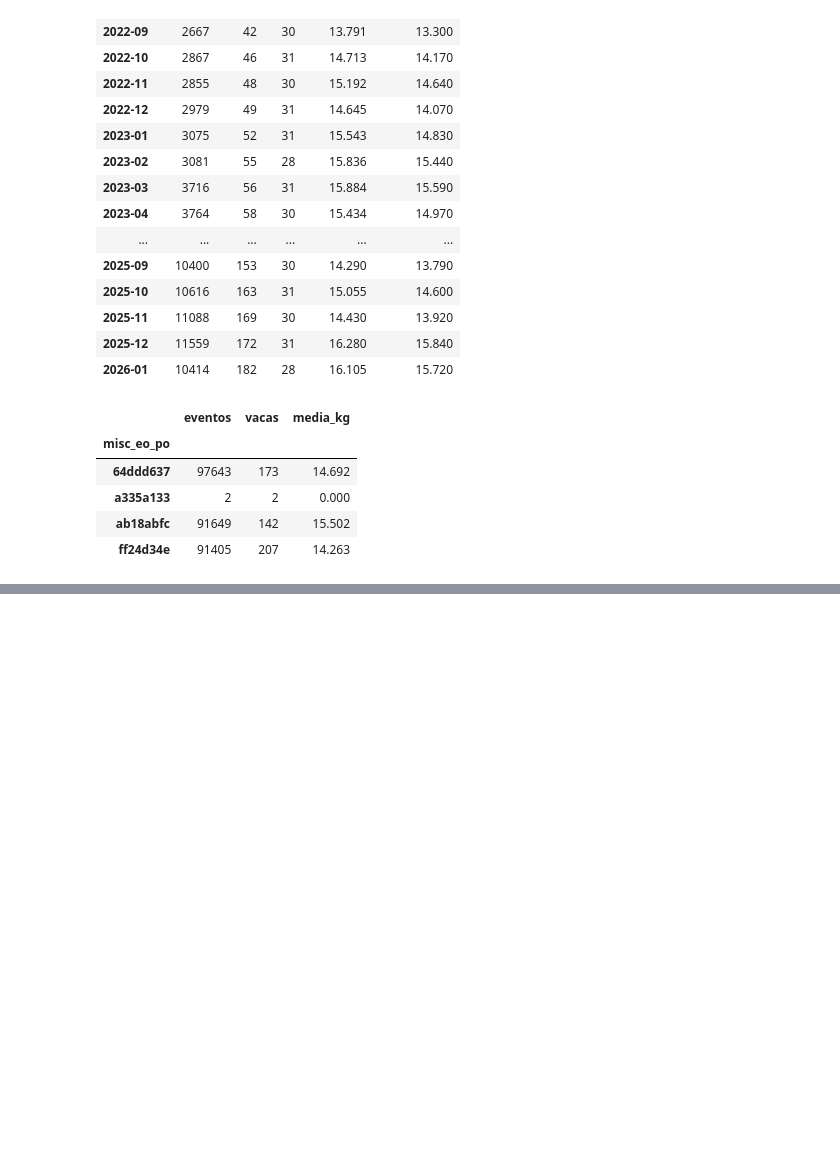
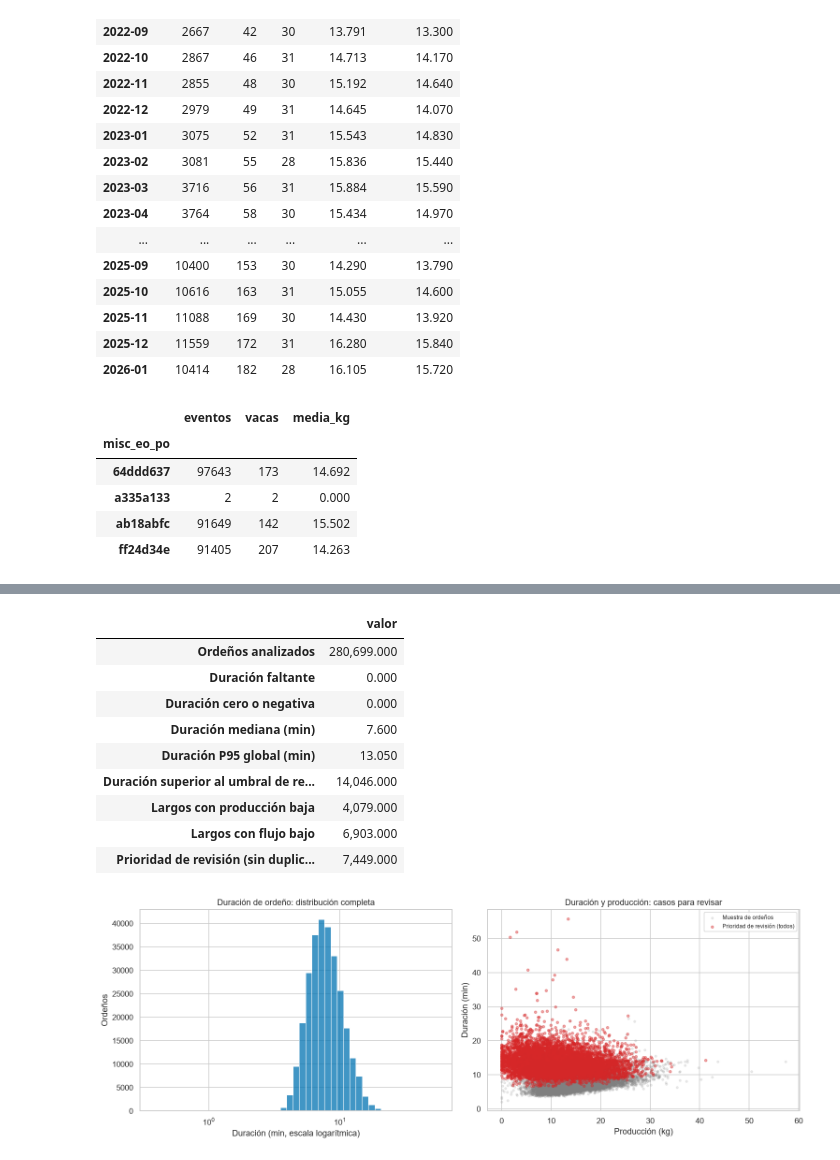
Before and after one commit to EmilioQuinonez/VACAS_IA, a Jupyter notebook: src/DU/eda_yael.ipynb, the cells around one changed output, grey strips where cells are left out. Drawn from its saved outputs; the diff is of its cells as text; code cells hidden in the pictures; blank space fills up the shorter version.

Commit message:
feature: agrega analisis de correlacion y anomalias

```diff
--- a/src/DU/eda_yael.ipynb
+++ b/src/DU/eda_yael.ipynb
@@ -1019,0 +607,66 @@ El cuarto con más etiquetas de patada es **TD** (7.19% de los registros). El cu
+# %%
+MIN_REGISTROS_COLA = 20
+analisis_cola = ordenos.copy()
+analisis_cola["duracion_positiva_min"] = analisis_cola.duracion_min.where(analisis_cola.duracion_min.gt(0))
+columnas_flujo_cola = [f"media_de_los_flujos_kg_min_{q}" for q in cuartos]
+analisis_cola["flujo_medio_cuartos"] = analisis_cola[columnas_flujo_cola].mean(axis=1).where(
+    analisis_cola[columnas_flujo_cola].notna().all(axis=1))
+
+def umbral_por_vaca_cola(columna, percentil):
+    grupos = analisis_cola.groupby("id_vaca")[columna]
+    umbral = grupos.transform(lambda s: s.quantile(percentil))
+    return umbral.where(grupos.transform("count").ge(MIN_REGISTROS_COLA),
+                        analisis_cola[columna].quantile(percentil))
+
+analisis_cola["umbral_duracion_p95_min"] = umbral_por_vaca_cola("duracion_positiva_min", 0.95)
+analisis_cola["umbral_produccion_p25_kg"] = umbral_por_vaca_cola("main_produccion_kg", 0.25)
+analisis_cola["umbral_flujo_p25"] = umbral_por_vaca_cola("flujo_medio_cuartos", 0.25)
+analisis_cola["duracion_larga"] = analisis_cola.duracion_positiva_min.gt(analisis_cola.umbral_duracion_p95_min)
+analisis_cola["produccion_baja"] = analisis_cola.main_produccion_kg.le(analisis_cola.umbral_produccion_p25_kg)
+analisis_cola["flujo_bajo"] = analisis_cola.flujo_medio_cuartos.le(analisis_cola.umbral_flujo_p25)
+analisis_cola["prioridad_revision"] = analisis_cola.duracion_larga & (
+    analisis_cola.produccion_baja | analisis_cola.flujo_bajo)
+analisis_cola["exceso_sobre_p95_min"] = (
+    analisis_cola.duracion_positiva_min - analisis_cola.umbral_duracion_p95_min).clip(lower=0)
+
+resumen_duracion_cola = pd.Series({
+    "Ordeños analizados": len(analisis_cola),
+    "Duración faltante": analisis_cola.duracion_min.isna().sum(),
+    "Duración cero o negativa": analisis_cola.duracion_min.le(0).sum(),
+    "Duración mediana (min)": analisis_cola.duracion_positiva_min.median(),
+    "Duración P95 global (min)": analisis_cola.duracion_positiva_min.quantile(0.95),
+    "Duración superior al umbral de referencia": analisis_cola.duracion_larga.sum(),
+    "Largos con producción baja": (analisis_cola.duracion_larga & analisis_cola.produccion_baja).sum(),
+    "Largos con flujo bajo": (analisis_cola.duracion_larga & analisis_cola.flujo_bajo).sum(),
+    "Prioridad de revisión (sin duplicar coincidencias)": analisis_cola.prioridad_revision.sum(),
+}, name="valor")
+display(resumen_duracion_cola.to_frame())
+
+fig, axes = plt.subplots(1, 2, figsize=(14, 5))
+sns.histplot(data=analisis_cola.loc[analisis_cola.duracion_positiva_min.notna()],
+             x="duracion_positiva_min", bins=45, log_scale=True, ax=axes[0])
+axes[0].set(title="Duración de ordeño: distribución completa",
+            xlabel="Duración (min, escala logarítmica)", ylabel="Ordeños")
+muestra_cola = analisis_cola.sample(min(12000, len(analisis_cola)), random_state=42)
+axes[1].scatter(muestra_cola.main_produccion_kg, muestra_cola.duracion_positiva_min,
+                s=8, alpha=0.15, color="gray", label="Muestra de ordeños")
+prioritarios_cola = analisis_cola.loc[analisis_cola.prioridad_revision]
+axes[1].scatter(prioritarios_cola.main_produccion_kg, prioritarios_cola.duracion_positiva_min,
+                s=12, alpha=0.4, color="tab:red", label="Prioridad de revisión (todos)")
+axes[1].set(title="Duración y producción: casos para revisar",
+            xlabel="Producción (kg)", ylabel="Duración (min)")
+axes[1].legend(fontsize=8)
+plt.tight_layout()
+plt.show()
+# %% [output]
+|  | valor |
+| Ordeños analizados | 280,699.000 |
+| Duración faltante | 0.000 |
+| Duración cero o negativa | 0.000 |
+| Duración mediana (min) | 7.600 |
+| Duración P95 global (min) | 13.050 |
+| Duración superior al umbral de re... | 14,046.000 |
+| Largos con producción baja | 4,079.000 |
+| Largos con flujo bajo | 6,903.000 |
+| Prioridad de revisión (sin duplic... | 7,449.000 |
+[figure, added]
```
Also changed, not shown: parts of 27 cells of this notebook.
